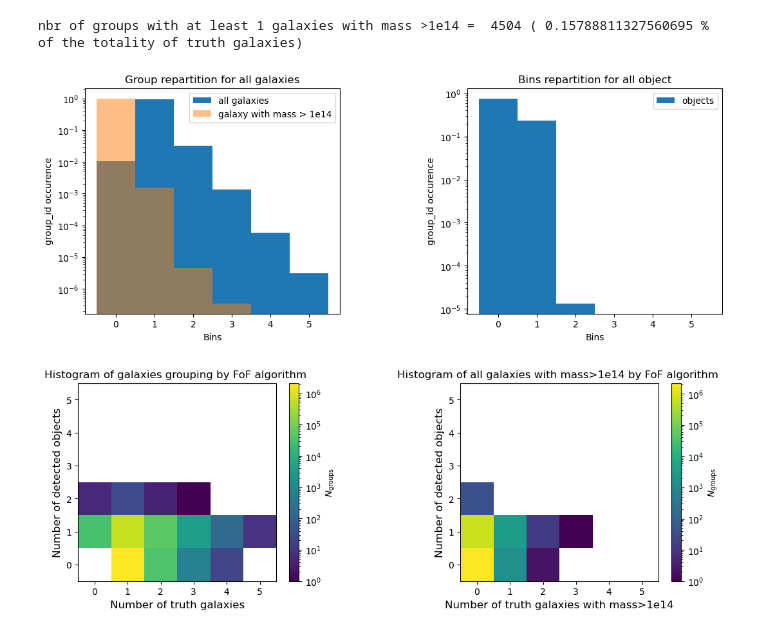
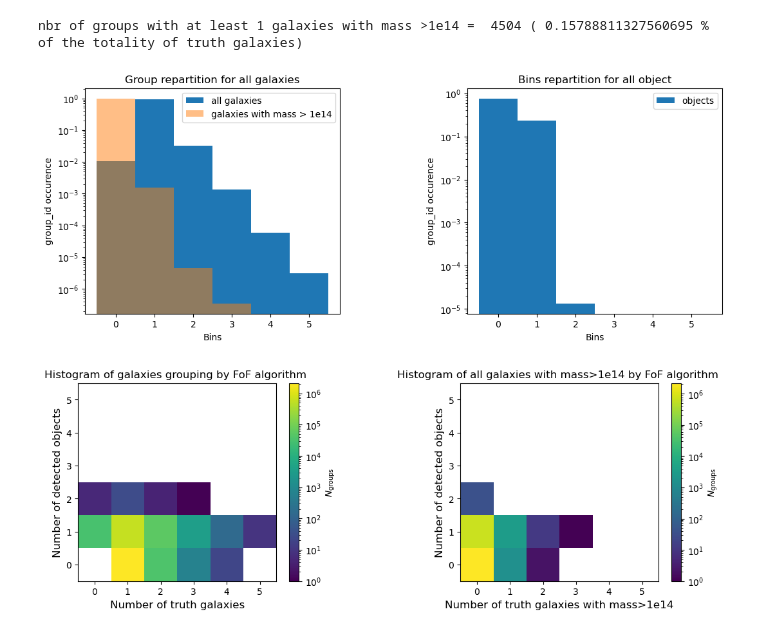
Before and after one commit to GabrielFrugier/stage_LSST, a Jupyter notebook: nt_nobs_system.ipynb, the cells around one changed output. Drawn from its saved outputs; the diff is of its cells as text; code cells hidden in the pictures.

```diff
--- a/nt_nobs_system.ipynb
+++ b/nt_nobs_system.ipynb
@@ -527,28 +531,28 @@ nbr of groups with at least 1 galaxies with mass >1e14 =  4504 ( 0.1578881132756
 # %%
 plt.figure(figsize=(11,10))
 plt.subplots_adjust(left=0.1, right=1, wspace=0.5)
 
 plt1=plt.subplot(221)
 hist1mass=plt.hist(n_truth, bins=np.arange(max(np.max(n_object), np.max(n_truth))+2)-0.5, density=True, label="all galaxies")
 hist2mass=plt.hist(n_truth_halo_mass_cut_all, bins=np.arange(max(np.max(n_object), np.max(n_truth))+2)-0.5, alpha = 0.5, density=True,
-                label=f'galaxy with mass > 1e14')
+                label=f'galaxies with mass > 1e14')
 plt.xlabel('Bins')
 plt.ylabel('group_id occurence')
 plt.yscale('log')
 plt.legend()
 plt.title('Group repartition for all galaxies')
 
 plt2=plt.subplot(222)
 hist3=plt.hist(n_object,  bins=np.arange(max(np.max(n_object), np.max(n_truth))+2)-0.5, density=True, label="objects")
 plt.xlabel('Bins')
 plt.ylabel('group_id occurence')
 plt.yscale('log')
 plt.legend()
 plt.title('Bins repartition for all object')
 
 plt.show()
 # %% [output]
-[figure, old version]
+[figure, new version]
 # %%
 #average number of galaxies by groups : plt.hist2d(n_truth, n_object, bins=np.arange(max(np.max(n_object), np.max(n_truth))+2)-0.5, norm=mpl.colors.LogNorm());
 
```
Also changed, not shown: parts of 66 cells of this notebook.
